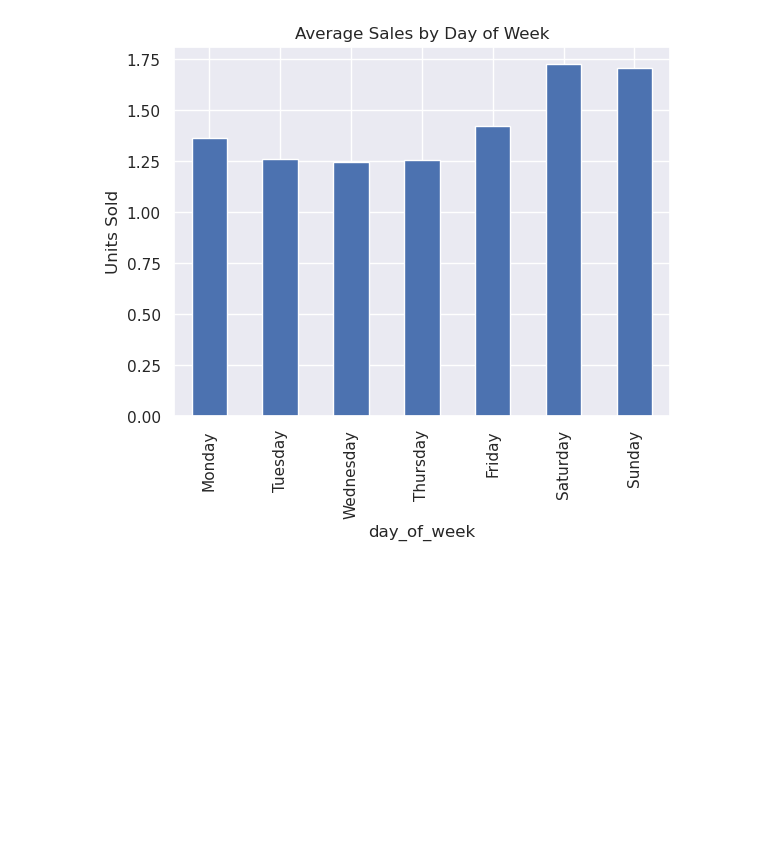
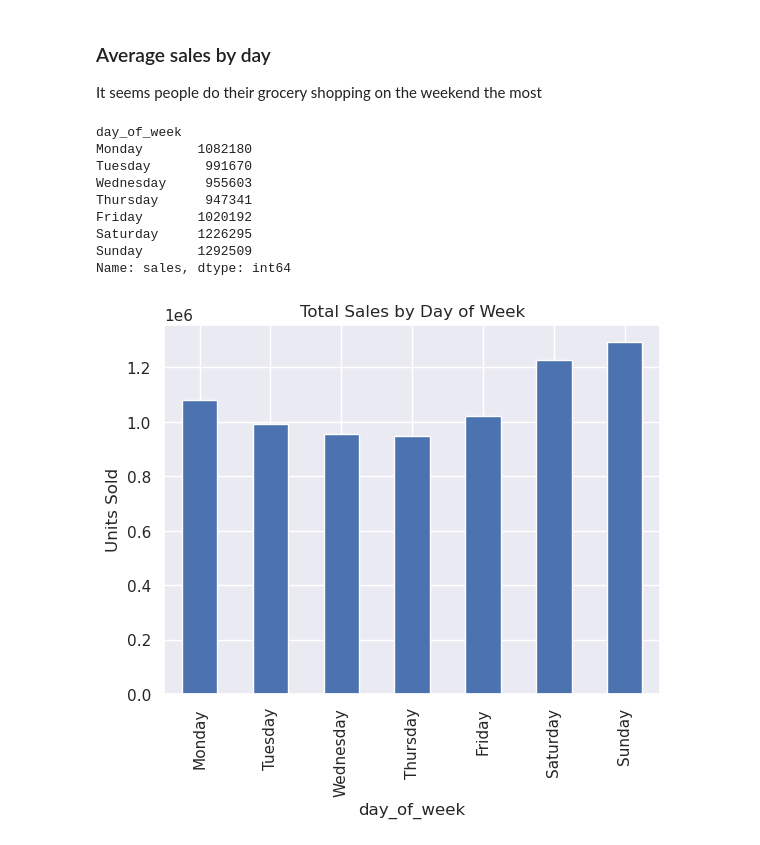
Before and after one commit to AdamJChen/inventory-optimization-ai, a Jupyter notebook: notebooks/02_explore_data.ipynb, the cells around one changed output. Drawn from its saved outputs; the diff is of its cells as text; code cells hidden in the pictures; blank space fills up the shorter version.

Commit message:
performed exploratory data analysis

```diff
--- a/notebooks/02_explore_data.ipynb
+++ b/notebooks/02_explore_data.ipynb
@@ -13,9 +19,10 @@ sns.set()
 # %%
-# load data
-df = pd.read_csv("../data/processed/sales_merged.csv")
+# ponnect to an in-memory DuckDB instance
+con = ddb.connect(database=':memory:')
 
-# make sure date is in datetime format
-df["date"] = pd.to_datetime(df["date"])
-
-df.head()
+# load the sales data into a persistant table
+con.execute("""
+    CREATE TABLE sales AS
+    SELECT * FROM  read_csv_auto( "../data/processed/ca_food_sales.csv")
+    """)
 # %% [output]
@@ -29,3 +51,14 @@ df.head()
+# %%
+# query only the california store CA_3 (biggest in terms of sales). Original Data is still available for full analysis of California.
+query_ca = """
+    SELECT *
+    FROM sales
+    WHERE store_id='CA_3'
+    """
+
+df_cali_3 = con.execute(query_ca).fetchdf()
+# %%
+df =pd.DataFrame(df_cali_3)
 # %%
 # get overview of the data
 print("shape: ", df.shape)
@@ -87,11 +134,25 @@ plt.show()
+# %% [markdown]
+### Average sales by day
+
+It seems people do their grocery shopping on the weekend the most
 # %%
 # 7. Sales by Day of Week
 df["day_of_week"] = df["date"].dt.day_name()
-dow_sales = df.groupby("day_of_week")["sales"].mean().reindex(
+dow_sales = df.groupby("day_of_week")["sales"].sum().reindex(
     ["Monday", "Tuesday", "Wednesday", "Thursday", "Friday", "Saturday", "Sunday"]
 )
-dow_sales.plot(kind="bar", title="Average Sales by Day of Week")
+print(dow_sales)
+dow_sales.plot(kind="bar", title="Total Sales by Day of Week")
 plt.ylabel("Units Sold")
 plt.show()
 # %% [output]
+day_of_week
+Monday       1082180
+Tuesday       991670
+Wednesday     955603
+Thursday      947341
+Friday       1020192
+Saturday     1226295
+Sunday       1292509
+Name: sales, dtype: int64
-[figure, old version]
+[figure, new version]
```
Also changed, not shown: parts of 21 cells of this notebook, 2 other files.
